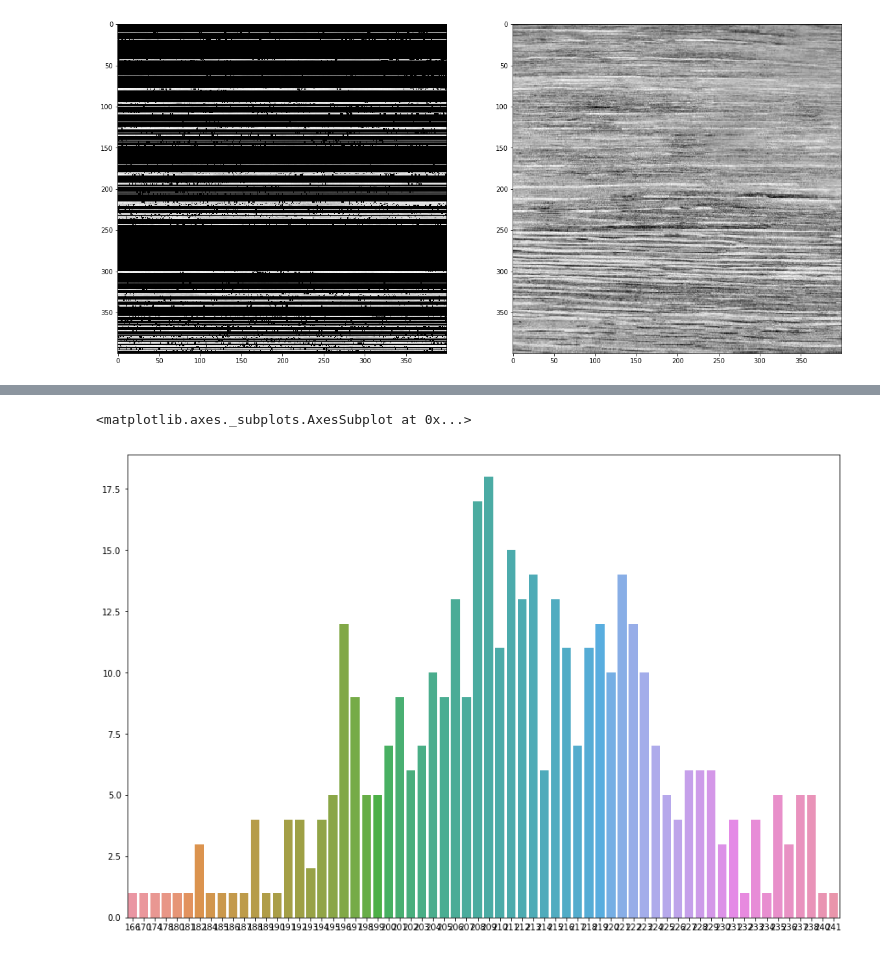
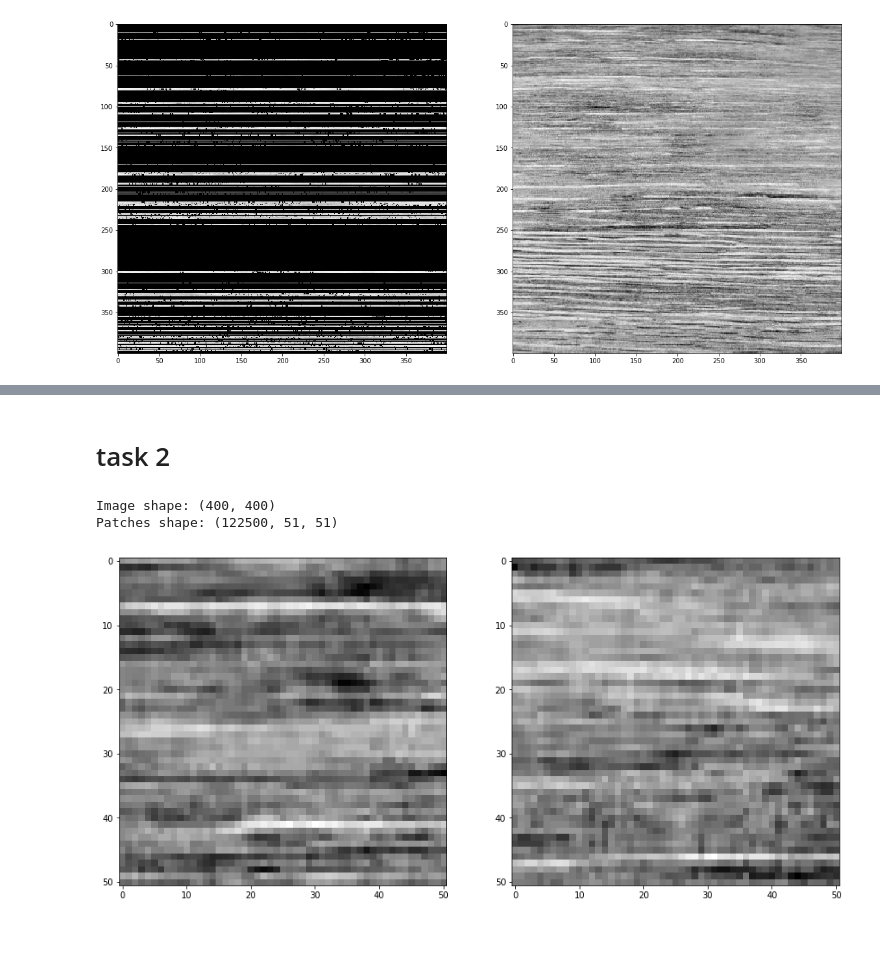
Before and after one commit to kubilay-yavuz/IE423-Group-5, a Jupyter notebook: HW2/HW2.ipynb, the cells around one changed output, grey strips where cells are left out. Drawn from its saved outputs; the diff is of its cells as text; code cells hidden in the pictures.

```diff
--- a/HW2/HW2.ipynb
+++ b/HW2/HW2.ipynb
@@ -124,7 +107,14 @@ img_controlled_x,img
-# %%
-vals,counts=np.unique(img[:,0],return_counts=True)
-plt.figure(figsize=(15,10))
-sns.barplot(x=vals,y=counts)
-# %% [output]
-<matplotlib.axes._subplots.AxesSubplot at 0x...>
-[figure, removed]
+# %% [markdown]
+# task 2
+# %%
+from sklearn.feature_extraction import image
+print('Image shape: {}'.format(img.shape))
+patches = image.extract_patches_2d(img, (51, 51))
+print('Patches shape: {}'.format(patches.shape))
+fig,ax=plt.subplots(1,2,figsize=(15,10))
+ax[0].imshow(patches[1],cmap="gray")
+ax[1].imshow(patches[22000],cmap="gray");
+# %% [output]
+Image shape: (400, 400)
+Patches shape: (122500, 51, 51)
+[figure, added]
```
Also changed, not shown: parts of 13 cells of this notebook.
